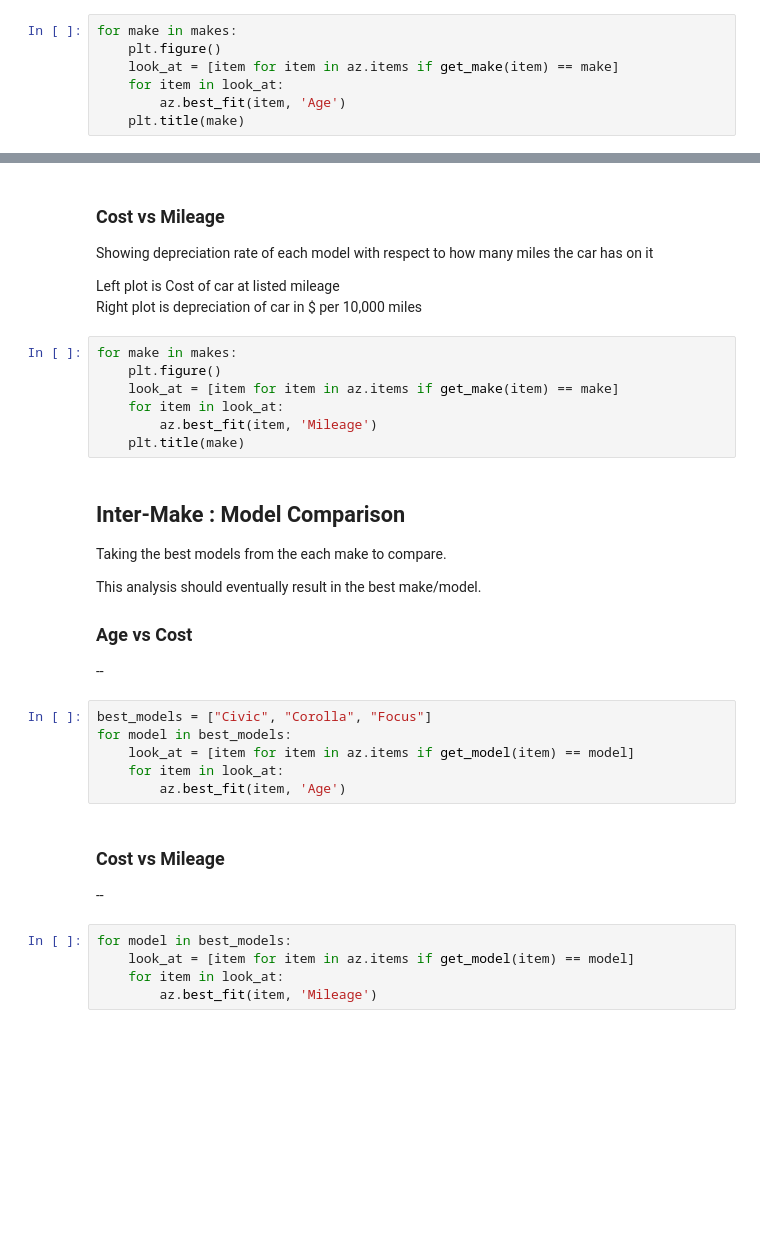
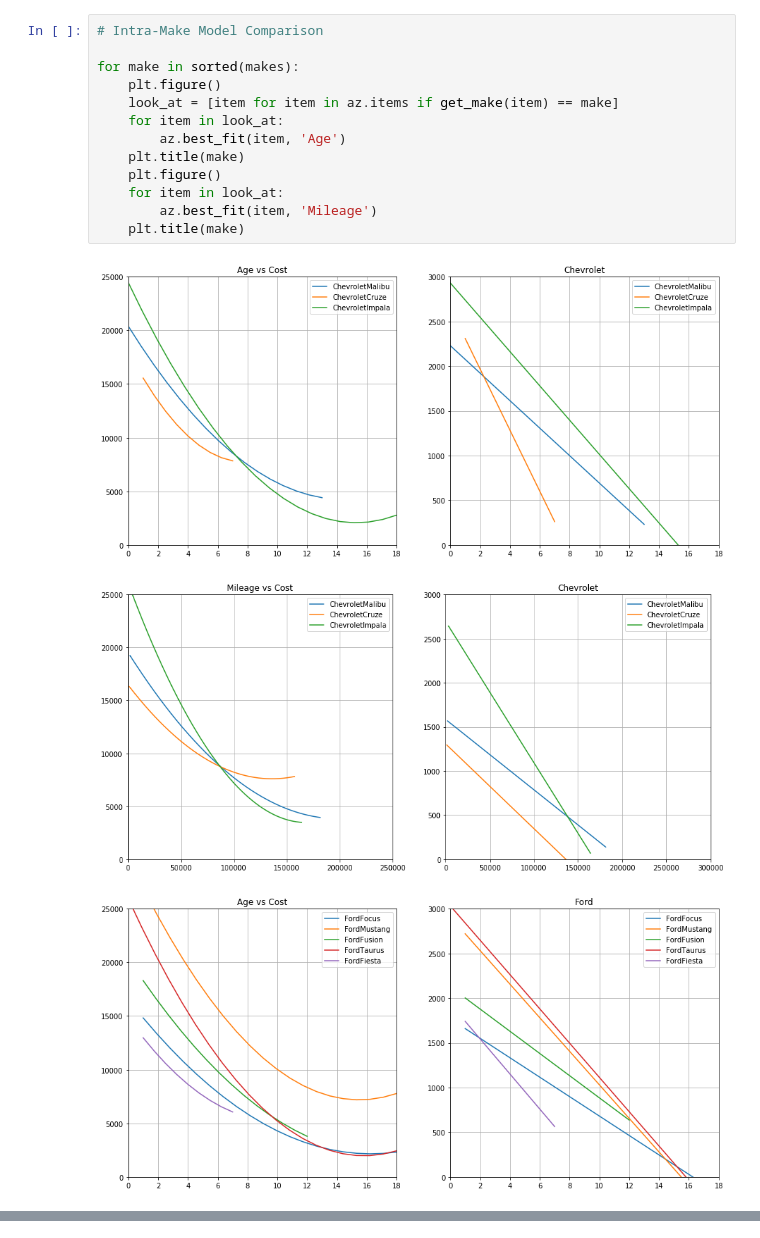
Before and after one commit to JoshWilkins2013/PriceBot, a Jupyter notebook: docs/Analysis/MakeModelComparison.ipynb, the cells around one changed output, grey strips where cells are left out. Cells and saved outputs as stored; diff of their text form; blank space fills up the shorter version.

Commit message:
Added make/model analysis to docs folder

```diff
--- a/docs/Analysis/MakeModelComparison.ipynb
+++ b/docs/Analysis/MakeModelComparison.ipynb
@@ -45,7 +52,17 @@ Meaning at year x, the model is depreciating at $y per year
 # %%
-for make in makes:
+# Intra-Make Model Comparison
+
+for make in sorted(makes):
     plt.figure()
     look_at = [item for item in az.items if get_make(item) == make]
     for item in look_at:
         az.best_fit(item, 'Age')
     plt.title(make)
+    plt.figure()
+    for item in look_at:
+        az.best_fit(item, 'Mileage')
+    plt.title(make)
+# %% [output]
+[figure, added]
+[figure, added]
+[figure, added]
@@ -52,36 +79,0 @@ for make in makes:
-# %% [markdown]
-### Cost vs Mileage
-Showing depreciation rate of each model with respect to how many miles the car has on it
-
-Left plot is Cost of car at listed mileage<br>
-Right plot is depreciation of car in $ per 10,000 miles
-# %%
-for make in makes:
-    plt.figure()
-    look_at = [item for item in az.items if get_make(item) == make]
-    for item in look_at:
-        az.best_fit(item, 'Mileage')
-    plt.title(make)
-# %% [markdown]
-## Inter-Make : Model Comparison
-
-Taking the best models from the each make to compare.
-
-This analysis should eventually result in the best make/model.
-
-### Age vs Cost
---
-# %%
-best_models = ["Civic", "Corolla", "Focus"]
-for model in best_models:
-    look_at = [item for item in az.items if get_model(item) == model]
-    for item in look_at:
-        az.best_fit(item, 'Age')
-# %% [markdown]
-### Cost vs Mileage
---
-# %%
-for model in best_models:
-    look_at = [item for item in az.items if get_model(item) == model]
-    for item in look_at:
-        az.best_fit(item, 'Mileage')
```
Also changed, not shown: parts of 13 cells of this notebook, 3 other files.
